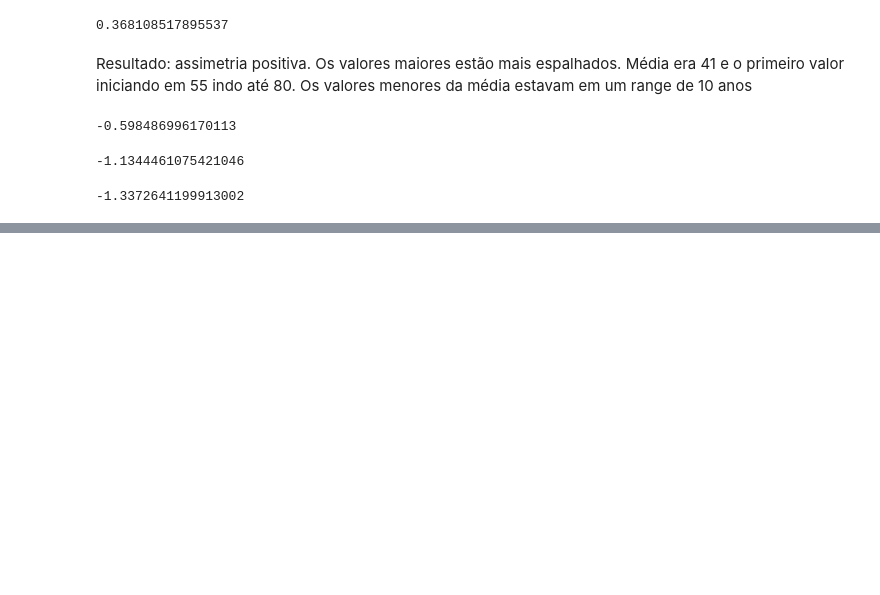
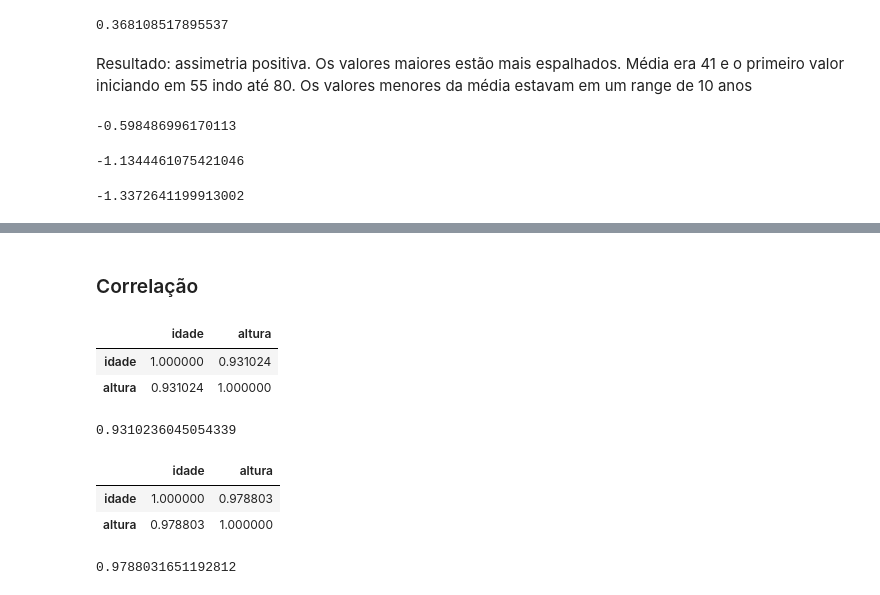
Before and after one commit to MarcosVel/statistics-for-devs, a Jupyter notebook: Medidas.ipynb, the cells around one changed output, grey strips where cells are left out. Cells and saved outputs as stored; diff of their text form; code cells hidden in the pictures; blank space fills up the shorter version.

Commit message:
correlacao de Pearson e Spearman

```diff
--- a/Medidas.ipynb
+++ b/Medidas.ipynb
@@ -135,0 +118,26 @@ plt.gca().spines[['top', 'right']].set_visible(False)
+# %% [markdown]
+### Correlação
+# %%
+# correlação segundo Pearson
+df_medidas.corr(method='pearson')
+# %% [output]
+|  | idade | altura |
+| idade | 1.000000 | 0.931024 |
+| altura | 0.931024 | 1.000000 |
+# %%
+# correlação escolhendo 2 variáveis
+df_medidas.idade.corr(df_medidas.altura)
+# %% [output]
+0.9310236045054339
+# %%
+# correlação segundo Spearman
+df_medidas.corr(method='spearman')
+# %% [output]
+|  | idade | altura |
+| idade | 1.000000 | 0.978803 |
+| altura | 0.978803 | 1.000000 |
+# %%
+# correlação escolhendo 2 variáveis segundo Spearman
+df_medidas.idade.corr(df_medidas.altura, method='spearman')
+# %% [output]
+0.9788031651192812
```
Also changed, not shown: parts of 1 cell of this notebook.
